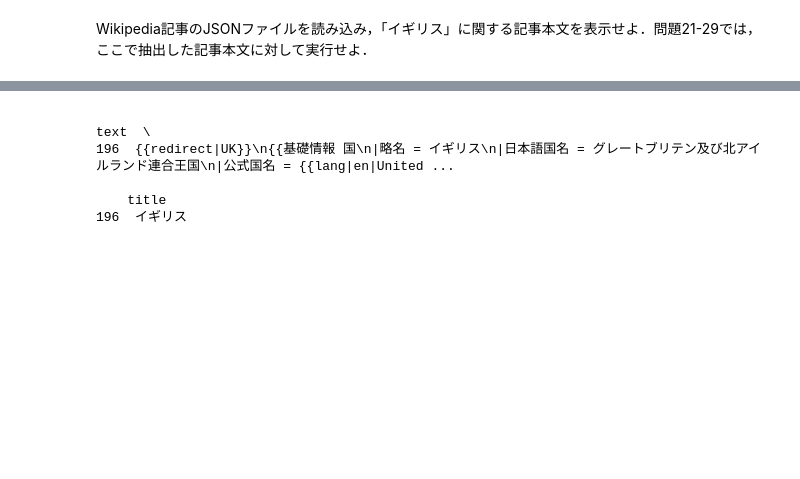
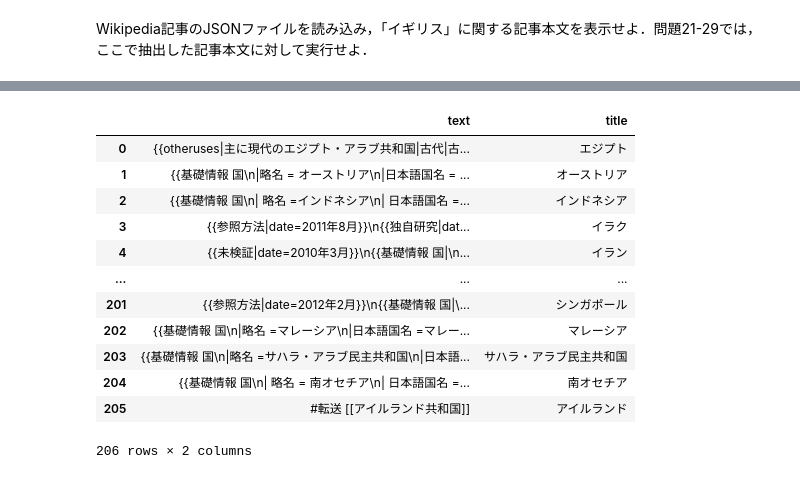
Before and after one commit to YoheiFukuhara/nlp100, a Jupyter notebook: 03.正規表現/020.JSONデータの読み込み.ipynb, the cells around one changed output, grey strips where cells are left out. Saved outputs shown, nothing was run; the diff lists cells and outputs as text; code cells hidden in the pictures; blank space fills up the shorter version.

```diff
--- a/03.正規表現/020.JSONデータの読み込み.ipynb
+++ b/03.正規表現/020.JSONデータの読み込み.ipynb
@@ -12,12 +7,18 @@ Saving jawiki-country.json.gz to jawiki-country.json (1).gz
 # %%
-#Pandasの表示を100文字に広げる
-pd.set_option("display.max_colwidth", 100)
-
-df_wiki = pd.read_json('jawiki-country.json.gz', compression='infer', lines=True)
-print(df_wiki[ (df_wiki['title'] == 'イギリス')])
+df_wiki = pd.read_json('./jawiki-country.json', lines=True)
-# %% [output]
-                                                                                                    text  \
-196  {{redirect|UK}}\n{{基礎情報 国\n|略名 = イギリス\n|日本語国名 = グレートブリテン及び北アイルランド連合王国\n|公式国名 = {{lang|en|United ...
-
-    title
-196  イギリス
+# %%
+df_wiki
+# %% [output]
+|  | text | title |
+| 0 | {{otheruses|主に現代のエジプト・アラブ共和国|古代|古... | エジプト |
+| 1 | {{基礎情報 国\n|略名 = オーストリア\n|日本語国名 = ... | オーストリア |
+| 2 | {{基礎情報 国\n| 略名 =インドネシア\n| 日本語国名 =... | インドネシア |
+| 3 | {{参照方法|date=2011年8月}}\n{{独自研究|dat... | イラク |
+| 4 | {{未検証|date=2010年3月}}\n{{基礎情報 国|\n... | イラン |
+| ... | ... | ... |
+| 201 | {{参照方法|date=2012年2月}}\n{{基礎情報 国|\... | シンガポール |
+| 202 | {{基礎情報 国\n|略名 =マレーシア\n|日本語国名 =マレー... | マレーシア |
+| 203 | {{基礎情報 国\n|略名 =サハラ・アラブ民主共和国\n|日本語... | サハラ・アラブ民主共和国 |
+| 204 | {{基礎情報 国\n| 略名 = 南オセチア\n| 日本語国名 =... | 南オセチア |
+| 205 | #転送 [[アイルランド共和国]] | アイルランド |
+206 rows × 2 columns
```
Also changed, not shown: parts of 3 cells of this notebook, 11 other files.
